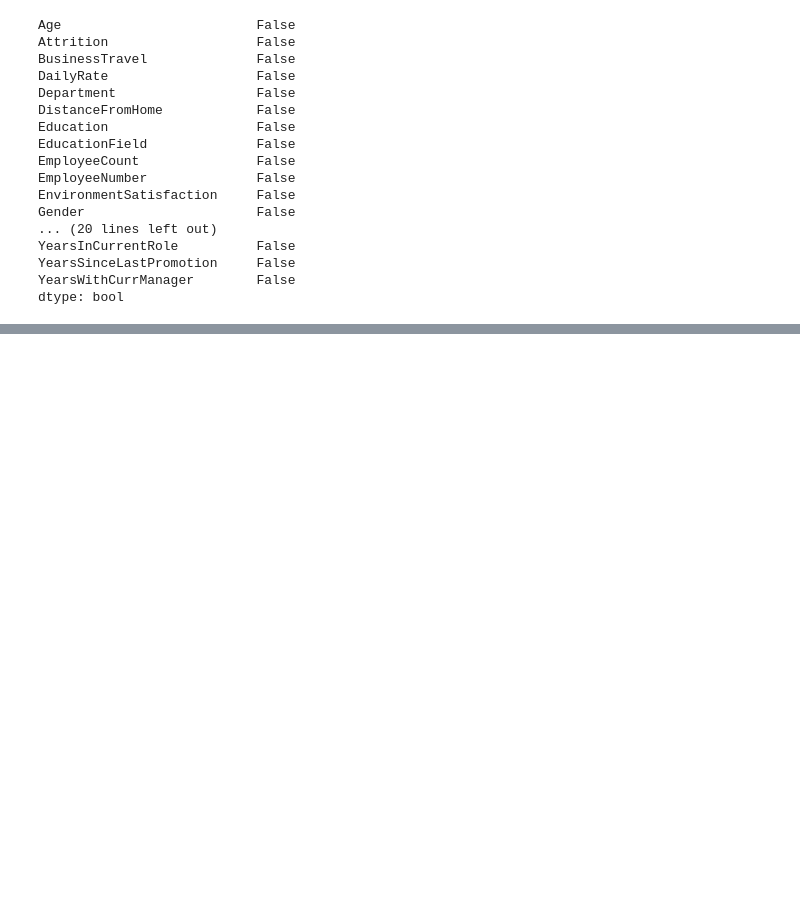
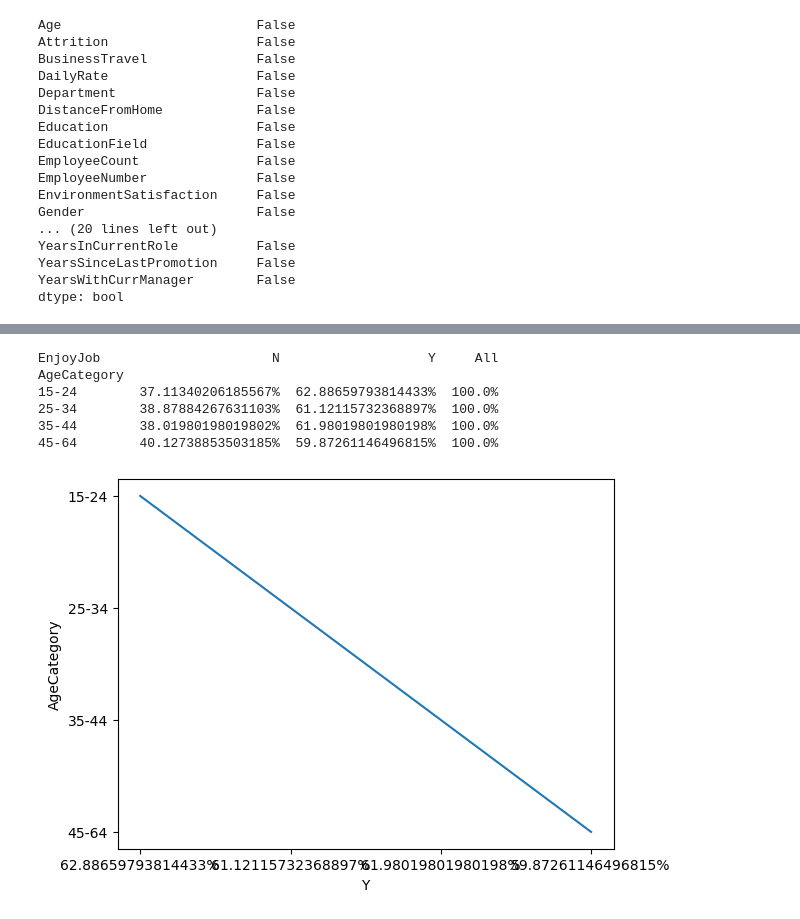
Before and after one commit to mariemcsweeney/UCDPA_mariemcsweeney, a Jupyter notebook: Employee Data (1).ipynb, the cells around one changed output, grey strips where cells are left out. Drawn from its saved outputs; the diff is of its cells as text; code cells hidden in the pictures; blank space fills up the shorter version.

```diff
--- a/Employee Data (1).ipynb
+++ b/Employee Data (1).ipynb
@@ -151,5 +208,24 @@ table.div(table.iloc[:,-1], axis=0 ).mul(100).astype (str) + '%'
+# %%
+# Create a pivot table to roll up Job Satisfaction into broader categories, we need to keep the margins along the side to calculate the %
+
+import numpy as np
+import pandas as pd
+table = employee_data.pivot_table(values="JobSatisfaction", index="AgeCategory", columns="EnjoyJob", margins=True, fill_value=0, aggfunc="count")
+table_margin = table.div(table.iloc[:,-1], axis=0).mul(100).astype (str) + '%'
+piv = table_margin.drop(index='All', axis=0)
+print(round(piv,2))
+# %% [output]
+EnjoyJob                      N                   Y     All
+AgeCategory
+15-24        37.11340206185567%  62.88659793814433%  100.0%
+25-34        38.87884267631103%  61.12115732368897%  100.0%
+35-44        38.01980198019802%  61.98019801980198%  100.0%
+45-64        40.12738853503185%  59.87261146496815%  100.0%
 # %%
-import seaboarn as sns
+import seaborn as sns
 import matplotlib.pyplot as plt
-employee_data.sns.line(x=EnjoyJob, y=AgeCategory)
+sns.lineplot(x='Y', y='AgeCategory', data=piv)
 plt.show()
+# Showing the slight but steadily decline in job satisfaction over the age categories
+# %% [output]
+[figure, added]
```
Also changed, not shown: parts of 15 cells of this notebook.
